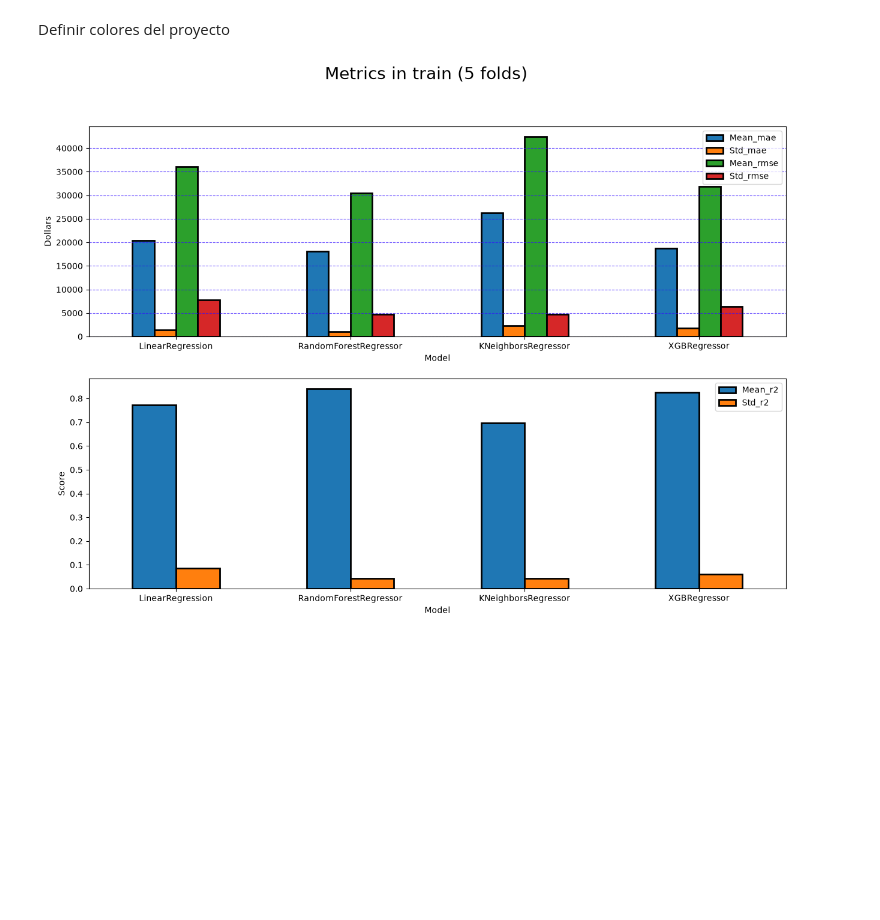
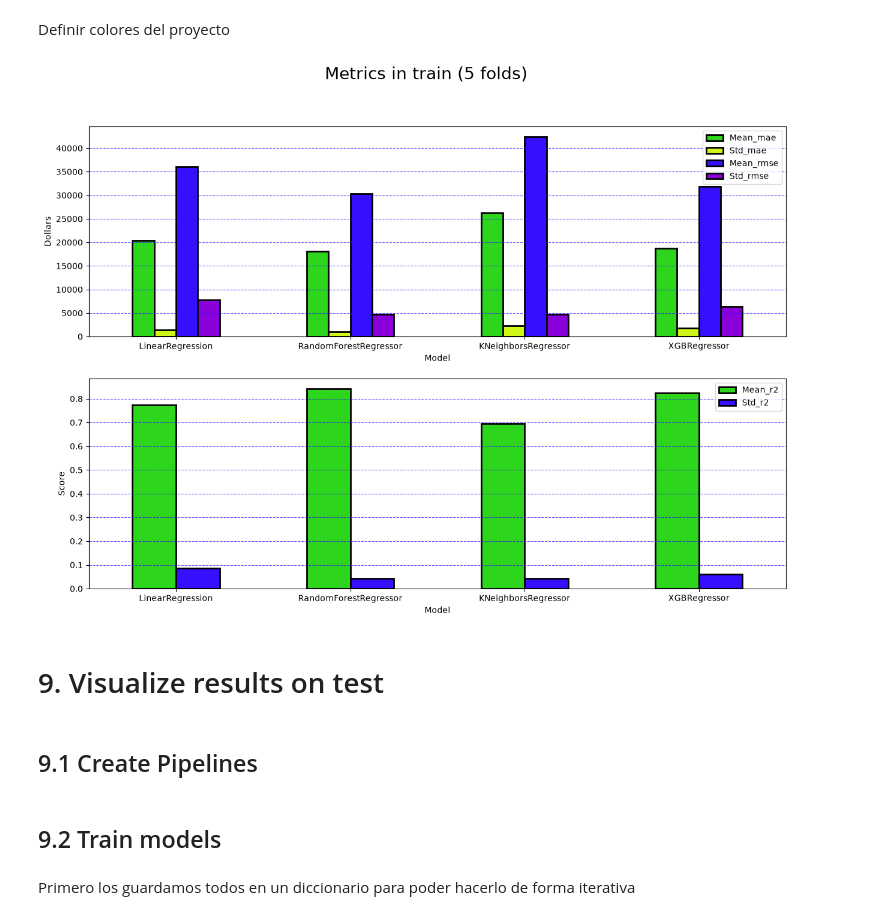
Before and after one commit to charligram/3_prediction_of_house_values, a Jupyter notebook: notebooks/06_modeling.ipynb, the cells around one changed output. Saved outputs shown, nothing was run; the diff lists cells and outputs as text; code cells hidden in the pictures; blank space fills up the shorter version.

Commit message:
feat: search best models and visualize results

```diff
--- a/notebooks/06_modeling.ipynb
+++ b/notebooks/06_modeling.ipynb
@@ -194,31 +195,38 @@ metrics_train_df.plot(
     rot=0,
     edgecolor='black',
     linewidth=2,
+    color=[PROJECT_COLORS[0], "#cef717", PROJECT_COLORS[1], "#8a00da"],
     ax=ax[0]
 )
 ax[0].set_ylabel('Dollars')
 ax[0].grid(color=PROJECT_COLORS[1], axis='y', linestyle='--', alpha=0.7)
 
 
 metrics_train_df.plot(
     kind='bar',
     x='Model',
     y=['Mean_r2', 'Std_r2'],
     rot=0,
     edgecolor='black',
     linewidth=2,
+    color=[PROJECT_COLORS[0], PROJECT_COLORS[1]],
     ax=ax[1]
 )
 ax[1].set_ylabel('Score')
+ax[1].grid(color=PROJECT_COLORS[1], axis='y', linestyle='--', alpha=0.7)
 
 
 fig.suptitle(
     'Metrics in train (5 folds)',
     fontsize=20
 )
 
 
 plt.savefig(FIGURES_MODELING_PATH / '01_metrics_in_train_with_5_folds.png', bbox_inches='tight')
 plt.show()
 # %% [output]
-[figure, old version]
+[figure, new version]
+# %% [markdown]
+# 9. Visualize results on test
+# %% [markdown]
+## 9.1 Create Pipelines
@@ -224,0 +255,4 @@ plt.show()
+# %% [markdown]
+## 9.2 Train models
+# %% [markdown]
+Primero los guardamos todos en un diccionario para poder hacerlo de forma iterativa
```
Also changed, not shown: parts of 52 cells of this notebook, 7 other files.
